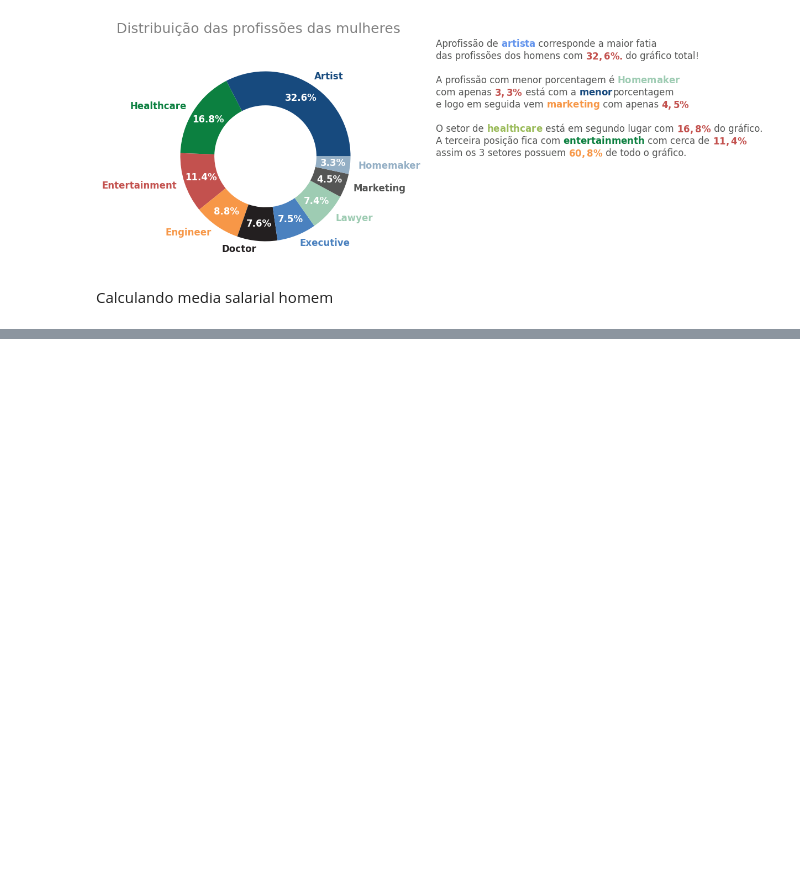
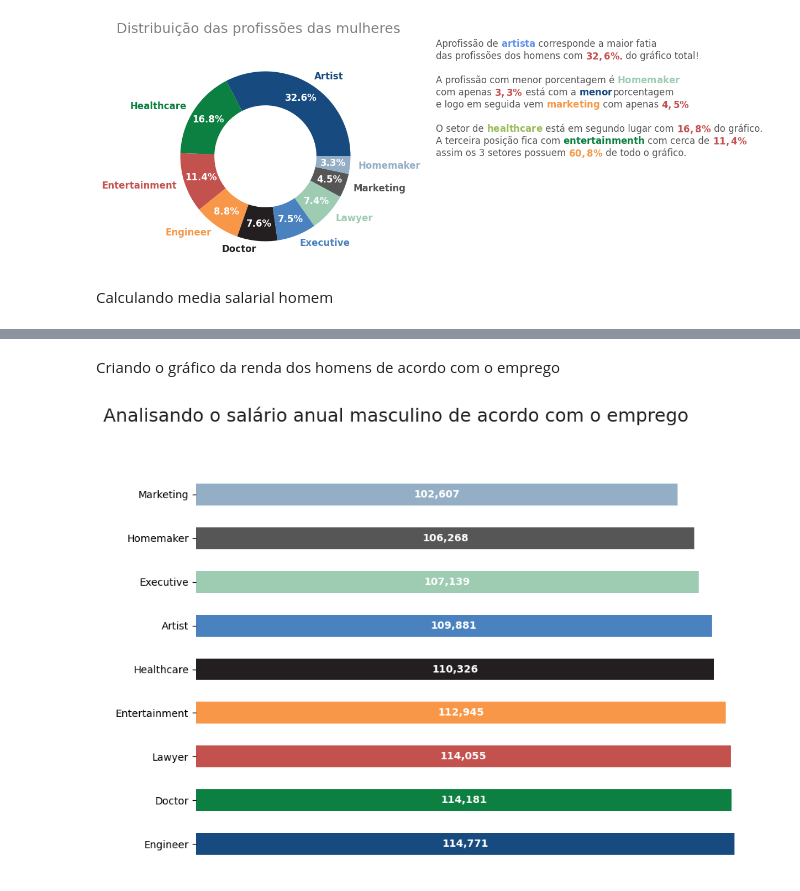
Before and after one commit to Jgabriel1800/Clientes-mercado, a Jupyter notebook: Clientes_mercado.ipynb, the cells around one changed output, grey strips where cells are left out. Cells and saved outputs as stored; diff of their text form; code cells hidden in the pictures; blank space fills up the shorter version.

```diff
--- a/Clientes_mercado.ipynb
+++ b/Clientes_mercado.ipynb
@@ -420,0 +421,28 @@ df_homem_renda.groupby('Profession').mean().sort_values(by='Annual Income ($)',a
+# %% [markdown]
+Criando o gráfico da renda dos homens de acordo com o emprego
+# %%
+import matplotlib.pyplot as plt
+
+fig, ax = plt.subplots(figsize=(10, 7))
+
+colors = [AZUL1, VERDE1, VERMELHO1, LARANJA1, CINZA1, AZUL2, VERDE3, CINZA3, AZUL5]
+
+plt.suptitle('Analisando o salário anual masculino de acordo com o emprego',
+             fontsize=18, color=CINZA1, ha='right', x=0.8, y=1.01)
+
+df_homem_renda.plot(kind='barh', x='Profession', y='Annual Income ($)', ax=ax, color=colors, legend=False)
+
+ax.set_xlabel('')
+ax.set_ylabel("")
+ax.xaxis.set_tick_params()
+ax.set_xticklabels([])
+ax.set_xticks([])
+ax.set_frame_on(False)
+
+for container in ax.containers:
+    labels = [f"{valor.get_width():,.0f}" for valor in container]  # Formatar valores como inteiros
+    ax.bar_label(container, label_type='center', labels=labels, size=10, color=BRANCO, fontweight='bold')
+
+plt.show()
+# %% [output]
+[figure, added]
```
Also changed, not shown: parts of 1 cell of this notebook.
